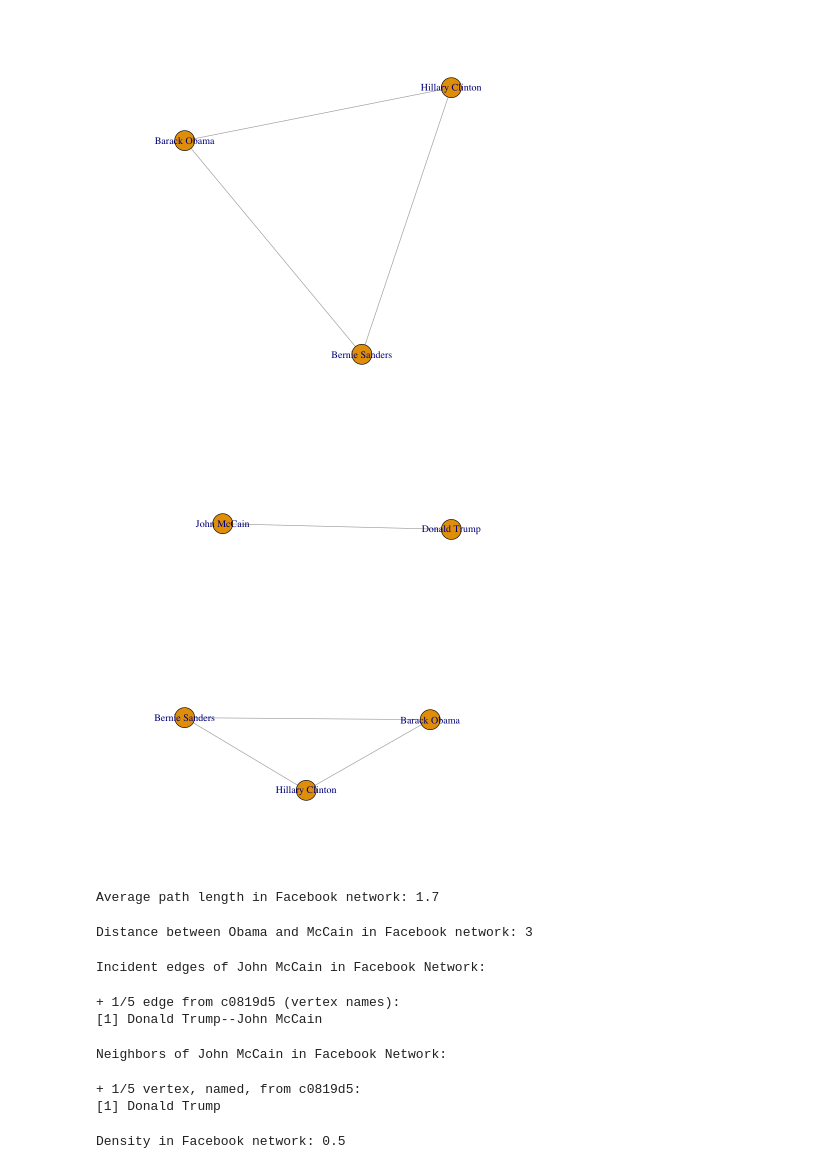
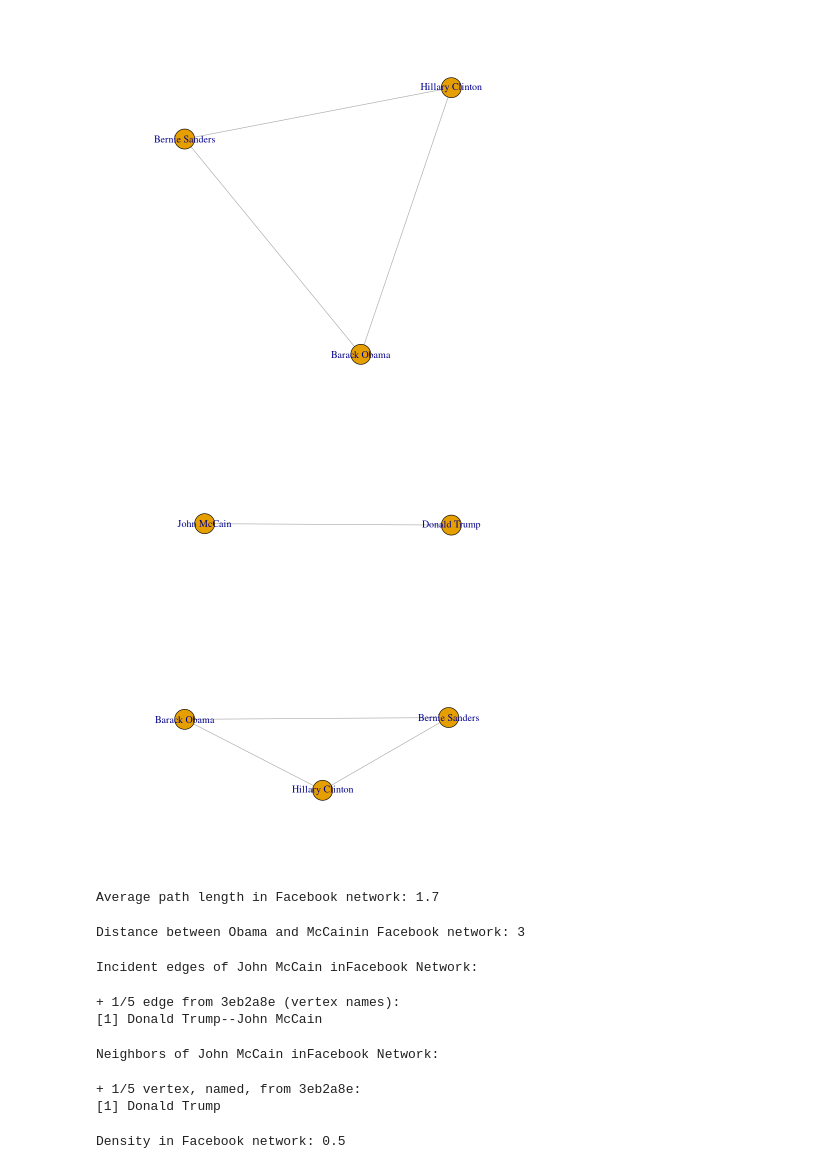
Before and after one commit to ccs-amsterdam/ccsbook, a Jupyter notebook: chapter13/sna_r.ipynb, the cells around one changed output. Cells and saved outputs as stored; diff of their text form; code cells hidden in the pictures.

```diff
--- a/chapter13/sna_r.ipynb
+++ b/chapter13/sna_r.ipynb
@@ -140,28 +155,35 @@ plot(g3)
 # %% [output]
 [figure]
 # %%
-#Remove the friendship between Clinton and Trump in Facebook
-g6 = delete.edges(g1, E(g1, P=c("Hillary Clinton","Donald Trump")) )
+#Remove the friendship between Clinton and Trump
+g6 = delete.edges(g1, E(g1, P=
+            c("Hillary Clinton","Donald Trump")))
 plot(g6)
 # %% [output]
-[figure, old version]
+[figure, new version]
 # %%
-glue("Average path length in Facebook network: ", mean_distance(g1, directed = T))
-glue('Distance between Obama and McCain in Facebook network: ', distances(g1, v="Barack Obama", to="John McCain", weights=NA))
+glue("Average path length in Facebook network: ",
+     mean_distance(g1, directed = T))
+glue("Distance between Obama and McCain",
+     "in Facebook network: ",
+     distances(g1, v="Barack Obama",
+               to="John McCain", weights=NA))
 # %% [output]
 Average path length in Facebook network: 1.7
-Distance between Obama and McCain in Facebook network: 3
+Distance between Obama and McCainin Facebook network: 3
 # %%
 #mode: all, out, in
-glue("Incident edges of John McCain in Facebook Network:")
+glue("Incident edges of John McCain in",
+     "Facebook Network:")
 incident(g1, V(g1)["John McCain"], mode="all")
-glue("Neighbors of John McCain in Facebook Network:")
+glue("Neighbors of John McCain in",
+     "Facebook Network:")
 neighbors(g1, V(g1)["John McCain"], mode="all")
 # %% [output]
-Incident edges of John McCain in Facebook Network:
+Incident edges of John McCain inFacebook Network:
-+ 1/5 edge from c0819d5 (vertex names):
++ 1/5 edge from 3eb2a8e (vertex names):
 [1] Donald Trump--John McCain
-Neighbors of John McCain in Facebook Network:
+Neighbors of John McCain inFacebook Network:
-+ 1/5 vertex, named, from c0819d5:
++ 1/5 vertex, named, from 3eb2a8e:
 [1] Donald Trump
 # %%
```
Also changed, not shown: parts of 21 cells of this notebook.
